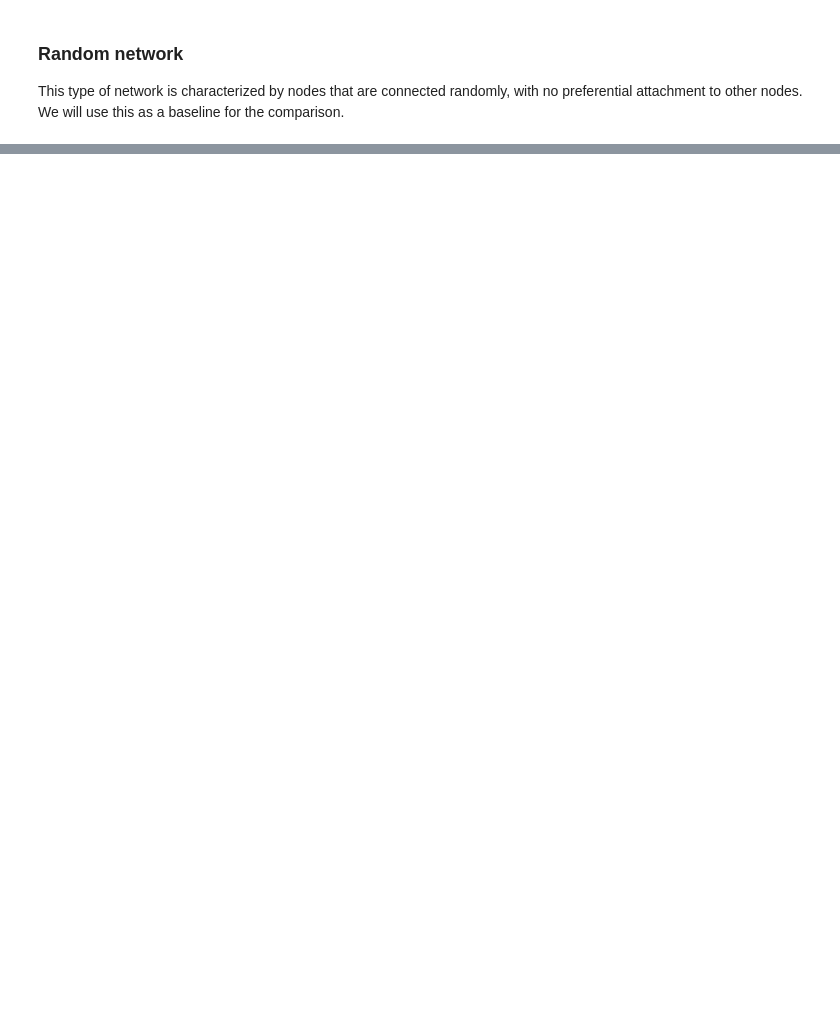
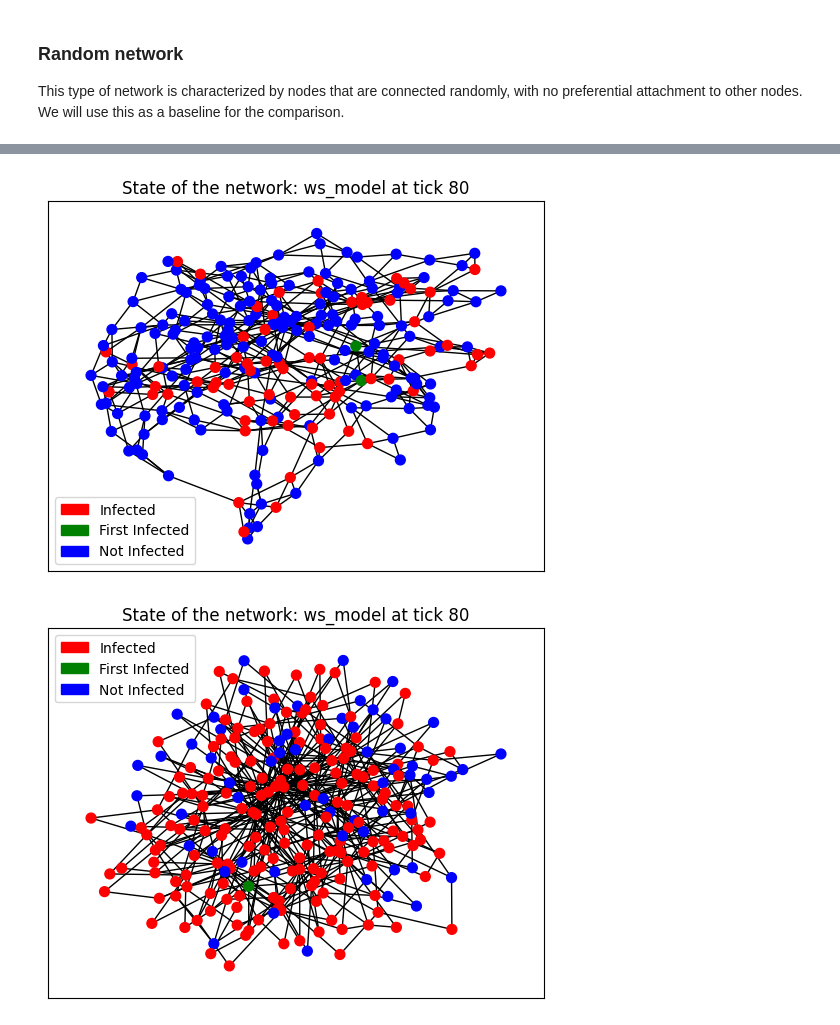
Before and after one commit to CopyKittyCode/sna_benchmarking, a Jupyter notebook: src/sna_benchmark.ipynb, the cells around one changed output, grey strips where cells are left out. Cells and saved outputs as stored; diff of their text form; code cells hidden in the pictures; blank space fills up the shorter version.

```diff
--- a/src/sna_benchmark.ipynb
+++ b/src/sna_benchmark.ipynb
@@ -164,0 +173,28 @@ Infected nodes: 250
+# %%
+from matplotlib import patches
+
+
+for i in range(len(models)):
+    network = models[i]
+    infected_node = experiments_track.loc[(80, str(model_names[i])),"infected_nodes"]
+    first_infected_node = experiments_track.loc[(2, str(model_names[i])),"infected_nodes"]
+
+    color_map = []
+    for node in G:
+        if node in infected_node:
+            if node in first_infected_node:
+                color_map.append('green')
+            else:
+                color_map.append('red')
+        else:
+            color_map.append('blue')
+    nx.draw_networkx(network, with_labels=False, node_size=50, node_color=color_map)
+    plt.title(f"State of the network: {model_names[0]} at tick 80")
+    red_patch = patches.Patch(color='red', label='Infected')
+    green_patch = patches.Patch(color='green', label='First Infected')
+    blue_patch = patches.Patch(color='blue', label='Not Infected')
+    plt.legend(handles=[red_patch, green_patch, blue_patch])
+    plt.show()
+# %% [output]
+[figure, added]
+[figure, added]
```
Also changed, not shown: parts of 11 cells of this notebook.
